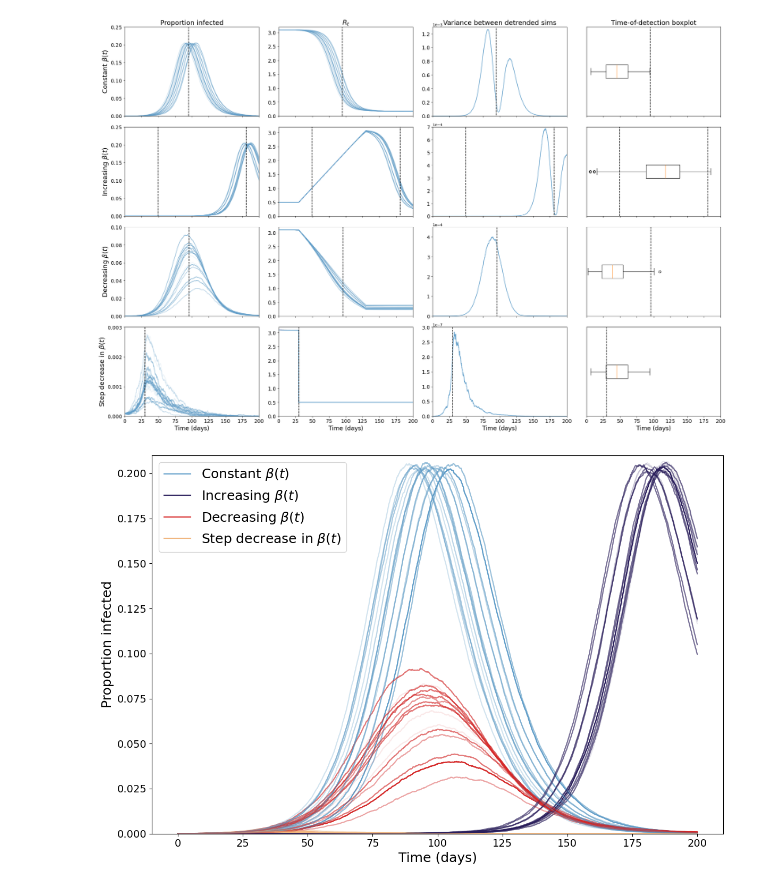
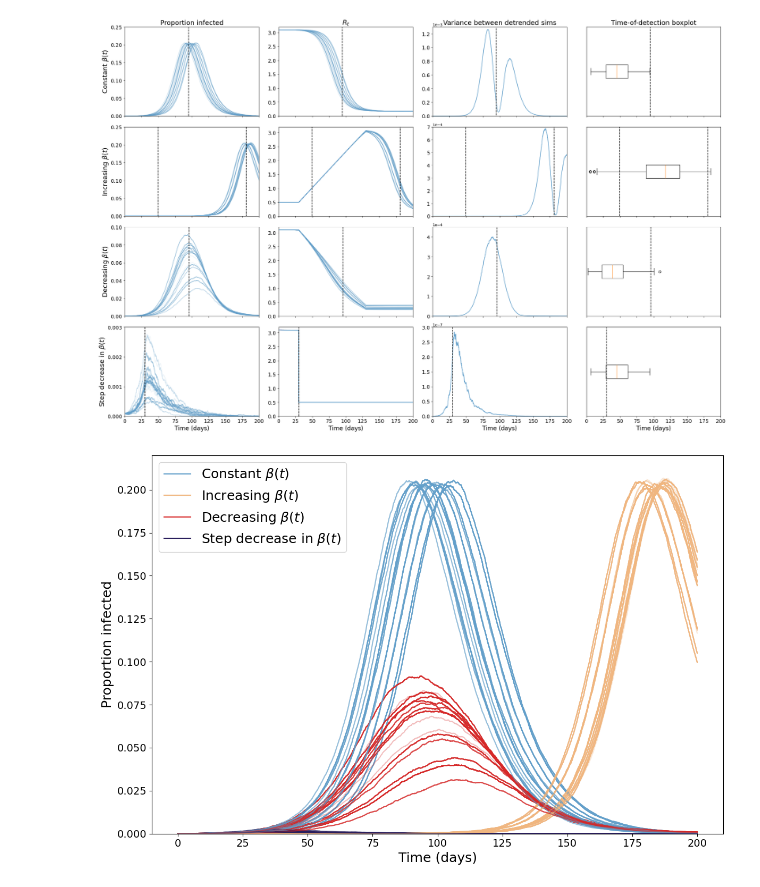
Before and after one commit to joshlooks/COVIDews, a Jupyter notebook: simulations.ipynb, the cells around one changed output. Saved outputs shown, nothing was run; the diff lists cells and outputs as text; code cells hidden in the pictures.

```diff
--- a/simulations.ipynb
+++ b/simulations.ipynb
@@ -351,3 +353,10 @@ for sim in np.arange(100):
     times_inc[sim] = detect(ind_inc['variance'][sim],times,5)
     times_dec[sim] = detect(ind_dec['variance'][sim],times,5)
     times_step[sim] = detect(ind_step['variance'][sim],times,5)
+# %%
+num = 0
+sims = []
+for i in range(100):
+    if (np.array(times_inc[i]) < 44).any():
+        num += 1
+        sims.append(i)
@@ -444,14 +457,14 @@ plt.show()
 # %%
 fig, ax = plt.subplots(figsize=(12,8))
 ax.plot(times, I_constant[0], '#629FCA',label=r'Constant $\beta(t)$')
-ax.plot(times, I_increasing[0], '#2A1E5C',label=r'Increasing $\beta(t)$')
+ax.plot(times, I_increasing[0], '#F0B67F',label=r'Increasing $\beta(t)$')
 ax.plot(times, I_decreasing[0], '#D62828',label=r'Decreasing $\beta(t)$')
-ax.plot(times, I_step[0], '#F0B67F',label=r'Step decrease in $\beta(t)$')
+ax.plot(times, I_step[0], '#2A1E5C',label=r'Step decrease in $\beta(t)$')
 for i in range(1,100):
-    ax.plot(times, I_constant[i], '#629FCA',alpha=0.1,)
-    ax.plot(times, I_increasing[i], '#2A1E5C',alpha=0.1)
-    ax.plot(times, I_decreasing[i], '#D62828',alpha=0.1)
-    ax.plot(times, I_step[i], '#F0B67F',alpha=0.1)
+    ax.plot(times, I_constant[i], '#629FCA',alpha = 0.3)
+    ax.plot(times, I_increasing[i], '#F0B67F', alpha = 0.3)
+    ax.plot(times, I_decreasing[i], '#D62828', alpha = 0.3)
+    ax.plot(times, I_step[i], '#2A1E5C', alpha = 0.3)
 ax.legend(fontsize=18)
 ax.set_ylim([0,0.3])
 ax.set_ylabel('Proportion infected',fontsize=18)
@@ -459,5 +472,5 @@ ax.set_xlabel('Time (days)',fontsize=18)
 ax.tick_params(axis='x', labelsize=14)
 ax.tick_params(axis='y', labelsize=14)
 plt.tight_layout()
-plt.savefig("Figures/alpha_res.pdf",dpi=2400,bbox_inches='tight')
+plt.savefig("Figures/alpha_res.pdf",dpi=2400)
 # %% [output]
@@ -565,24 +578,26 @@ I_dict = {'cst': I_constant, 'inc': I_increasing, 'dec': I_decreasing, 'step': I
 R_dict = {'cst': Reff_constant, 'inc': Reff_increasing, 'dec': Reff_decreasing, 'step': Reff_step}
 # %%
 import pickle
-if True:
+if False:
     with open('wild_I.pkl','wb') as f:
         pickle.dump(I_dict,f)
     with open('wild_R.pkl','wb') as f:
         pickle.dump(R_dict,f)
 else:
     with open('wild_I.pkl','rb') as f:
-        I_dict = pickle.load(I_dict,f)
+        I_dict = pickle.load(f)
         I_constant = I_dict['cst']
         I_increasing = I_dict['inc']
         I_decreasing = I_dict['dec']
         I_step = I_dict['step']
     with open('wild_R.pkl','rb') as f:
-        Reff_dict = pickle.load(R_dict,f)
+        R_dict = pickle.load(f)
         Reff_constant = R_dict['cst']
         Reff_increasing = R_dict['inc']
         Reff_decreasing = R_dict['dec']
         Reff_step = R_dict['step']
+    max_time = 200
+    times = np.arange(0,max_time+0.1,0.1)
 # %%
 # Get detect indices for timeline
 constant_crit = np.mean(times[np.where(np.abs(np.mean(Reff_constant,axis=0)-1)<=1e-2)])
@@ -719,21 +734,21 @@ plt.show()
 # %%
 fig, ax = plt.subplots(figsize=(12,8))
 ax.plot(times, I_constant[0], '#629FCA',label=r'Constant $\beta(t)$')
-ax.plot(times, I_increasing[0], '#2A1E5C',label=r'Increasing $\beta(t)$')
+ax.plot(times, I_increasing[0], '#F0B67F',label=r'Increasing $\beta(t)$')
 ax.plot(times, I_decreasing[0], '#D62828',label=r'Decreasing $\beta(t)$')
-ax.plot(times, I_step[0], '#F0B67F',label=r'Step decrease in $\beta(t)$')
+ax.plot(times, I_step[0], '#2A1E5C',label=r'Step decrease in $\beta(t)$')
 for i in range(1,100):
-    ax.plot(times, I_constant[i], '#629FCA',alpha=0.1,)
-    ax.plot(times, I_increasing[i], '#2A1E5C',alpha=0.1)
-    ax.plot(times, I_decreasing[i], '#D62828',alpha=0.1)
-    ax.plot(times, I_step[i], '#F0B67F',alpha=0.1)
+    ax.plot(times, I_constant[i], '#629FCA',alpha = 0.3)
+    ax.plot(times, I_increasing[i], '#F0B67F', alpha = 0.3)
+    ax.plot(times, I_decreasing[i], '#D62828', alpha = 0.3)
+    ax.plot(times, I_step[i], '#2A1E5C', alpha = 0.3)
 ax.legend(fontsize=18)
-ax.set_ylim([0,0.21])
+ax.set_ylim([0,0.22])
 ax.set_ylabel('Proportion infected',fontsize=18)
 ax.set_xlabel('Time (days)',fontsize=18)
 ax.tick_params(axis='x', labelsize=14)
 ax.tick_params(axis='y', labelsize=14)
 plt.tight_layout()
-plt.savefig("Figures/wildtype_res.pdf",dpi=2400,bbox_inches='tight')
+plt.savefig("Figures/wildtype_res.pdf",dpi=2400)
 # %% [output]
-[figure, old version]
+[figure, new version]
```
Also changed, not shown: parts of 4 cells of this notebook, 19 other files.
